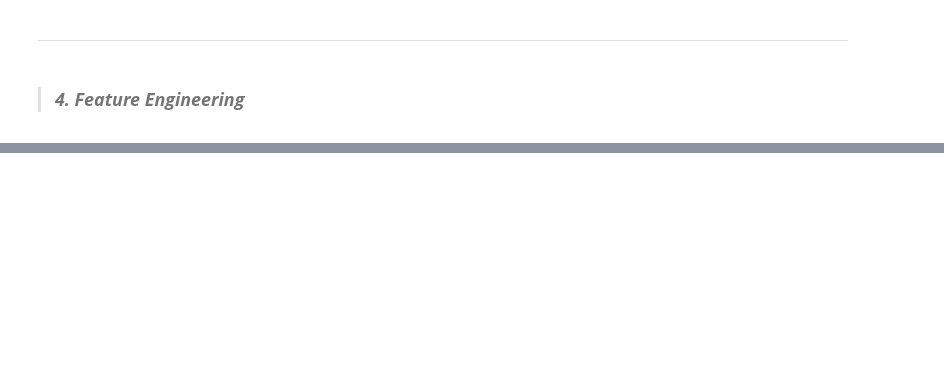
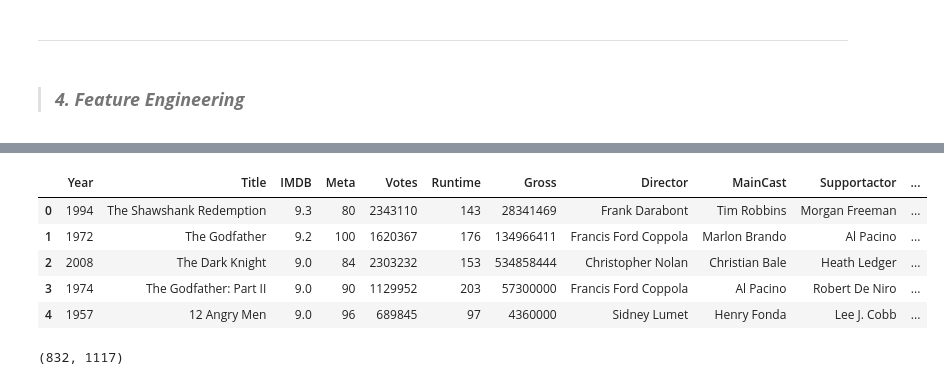
Before and after one commit to NEO-DAS/MyRepository, a Jupyter notebook: Source_code/code.ipynb, the cells around one changed output, grey strips where cells are left out. Drawn from its saved outputs; the diff is of its cells as text; code cells hidden in the pictures; blank space fills up the shorter version.

```diff
--- a/Source_code/code.ipynb
+++ b/Source_code/code.ipynb
@@ -1430,0 +1499,11 @@ data = df.copy()
+# %%
+data = data.drop(columns = ['Series_Title','Genre'])
+# %%
+data.head()
+# %% [output]
+|  | Year | Title | IMDB | Meta | Votes | Runtime | Gross | Director | MainCast | Supportactor | ... |
+| 0 | 1994 | The Shawshank Redemption | 9.3 | 80 | 2343110 | 143 | 28341469 | Frank Darabont | Tim Robbins | Morgan Freeman | ... |
+| 1 | 1972 | The Godfather | 9.2 | 100 | 1620367 | 176 | 134966411 | Francis Ford Coppola | Marlon Brando | Al Pacino | ... |
+| 2 | 2008 | The Dark Knight | 9.0 | 84 | 2303232 | 153 | 534858444 | Christopher Nolan | Christian Bale | Heath Ledger | ... |
+| 3 | 1974 | The Godfather: Part II | 9.0 | 90 | 1129952 | 203 | 57300000 | Francis Ford Coppola | Al Pacino | Robert De Niro | ... |
+| 4 | 1957 | 12 Angry Men | 9.0 | 96 | 689845 | 97 | 4360000 | Sidney Lumet | Henry Fonda | Lee J. Cobb | ... |
@@ -1430,0 +1513,4 @@ data = df.copy()
+# %%
+matrix.shape
+# %% [output]
+(832, 1117)
```
Also changed, not shown: parts of 28 cells of this notebook.
